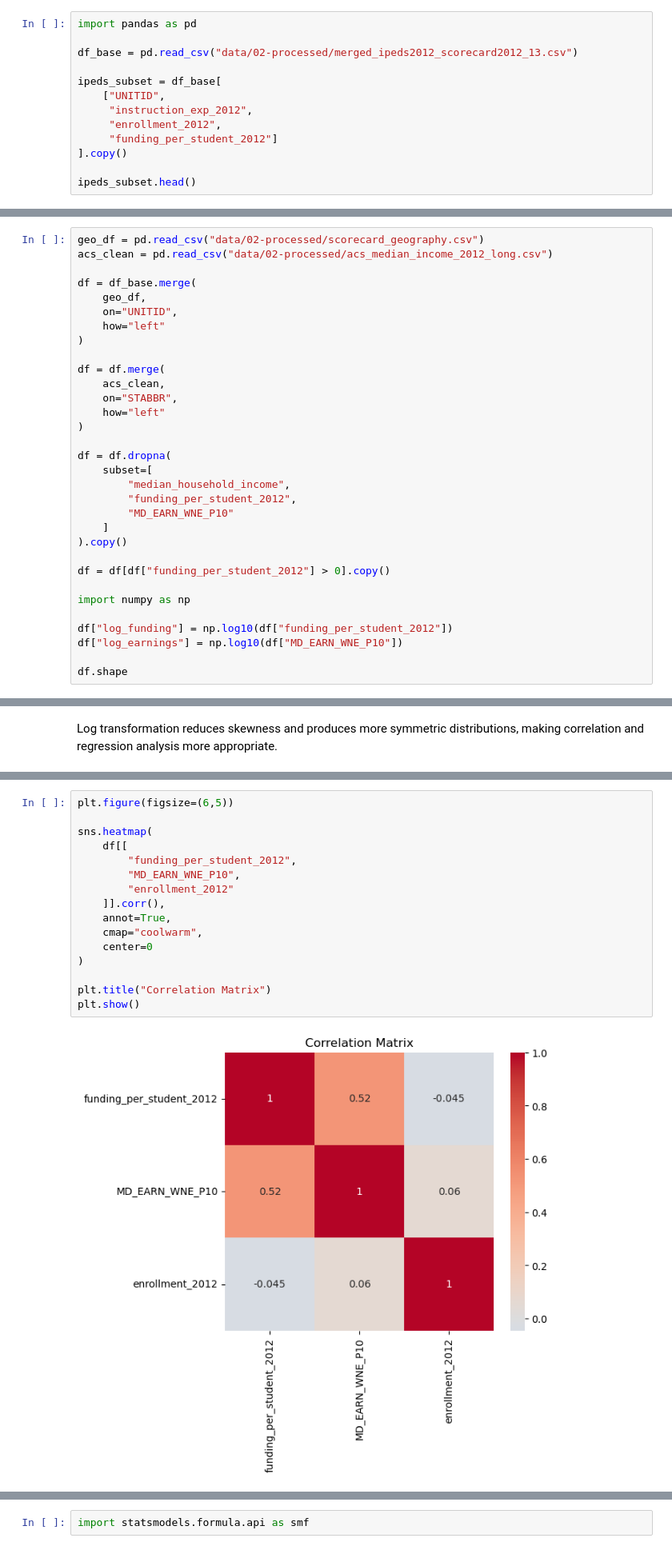
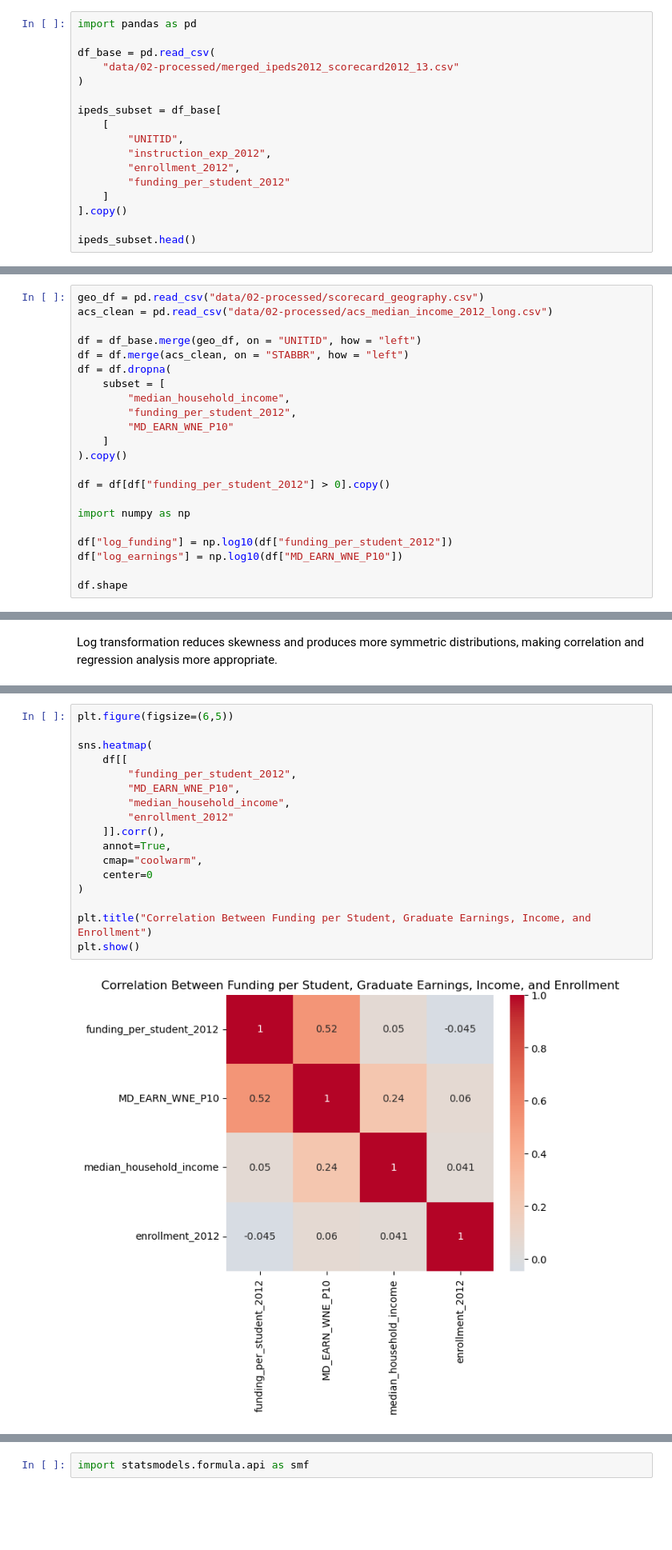
Before and after one commit to COGS108/Group108_WI26, a Jupyter notebook: 03-FinalProject.ipynb, the cells around one changed output, grey strips where cells are left out. Shown at 80% size. Saved outputs shown, nothing was run; the diff lists cells and outputs as text; blank space fills up the shorter version.

```diff
--- a/03-FinalProject.ipynb
+++ b/03-FinalProject.ipynb
@@ -93,13 +91,17 @@ and loaded directly in the final analysis.
 # %%
 import pandas as pd
 
-df_base = pd.read_csv("data/02-processed/merged_ipeds2012_scorecard2012_13.csv")
+df_base = pd.read_csv(
+    "data/02-processed/merged_ipeds2012_scorecard2012_13.csv"
+)
 
 ipeds_subset = df_base[
-    ["UNITID",
-     "instruction_exp_2012",
-     "enrollment_2012",
-     "funding_per_student_2012"]
+    [
+        "UNITID",
+        "instruction_exp_2012",
+        "enrollment_2012",
+        "funding_per_student_2012"
+    ]
 ].copy()
 
 ipeds_subset.head()
@@ -185,20 +195,10 @@ The final analytic dataset contains 631 institutions.
 geo_df = pd.read_csv("data/02-processed/scorecard_geography.csv")
 acs_clean = pd.read_csv("data/02-processed/acs_median_income_2012_long.csv")
 
-df = df_base.merge(
-    geo_df,
-    on="UNITID",
-    how="left"
-)
-
-df = df.merge(
-    acs_clean,
-    on="STABBR",
-    how="left"
-)
-
+df = df_base.merge(geo_df, on = "UNITID", how = "left")
+df = df.merge(acs_clean, on = "STABBR", how = "left")
 df = df.dropna(
-    subset=[
+    subset = [
         "median_household_income",
         "funding_per_student_2012",
         "MD_EARN_WNE_P10"
@@ -283,18 +281,19 @@ There is a positive association between funding per student and graduate earning
 # %%
 plt.figure(figsize=(6,5))
 
 sns.heatmap(
     df[[
         "funding_per_student_2012",
         "MD_EARN_WNE_P10",
+        "median_household_income",
         "enrollment_2012"
     ]].corr(),
     annot=True,
     cmap="coolwarm",
     center=0
 )
 
-plt.title("Correlation Matrix")
+plt.title("Correlation Between Funding per Student, Graduate Earnings, Income, and Enrollment")
 plt.show()
 # %% [output]
-[figure, old version]
+[figure, new version]
```
Also changed, not shown: parts of 30 cells of this notebook.
